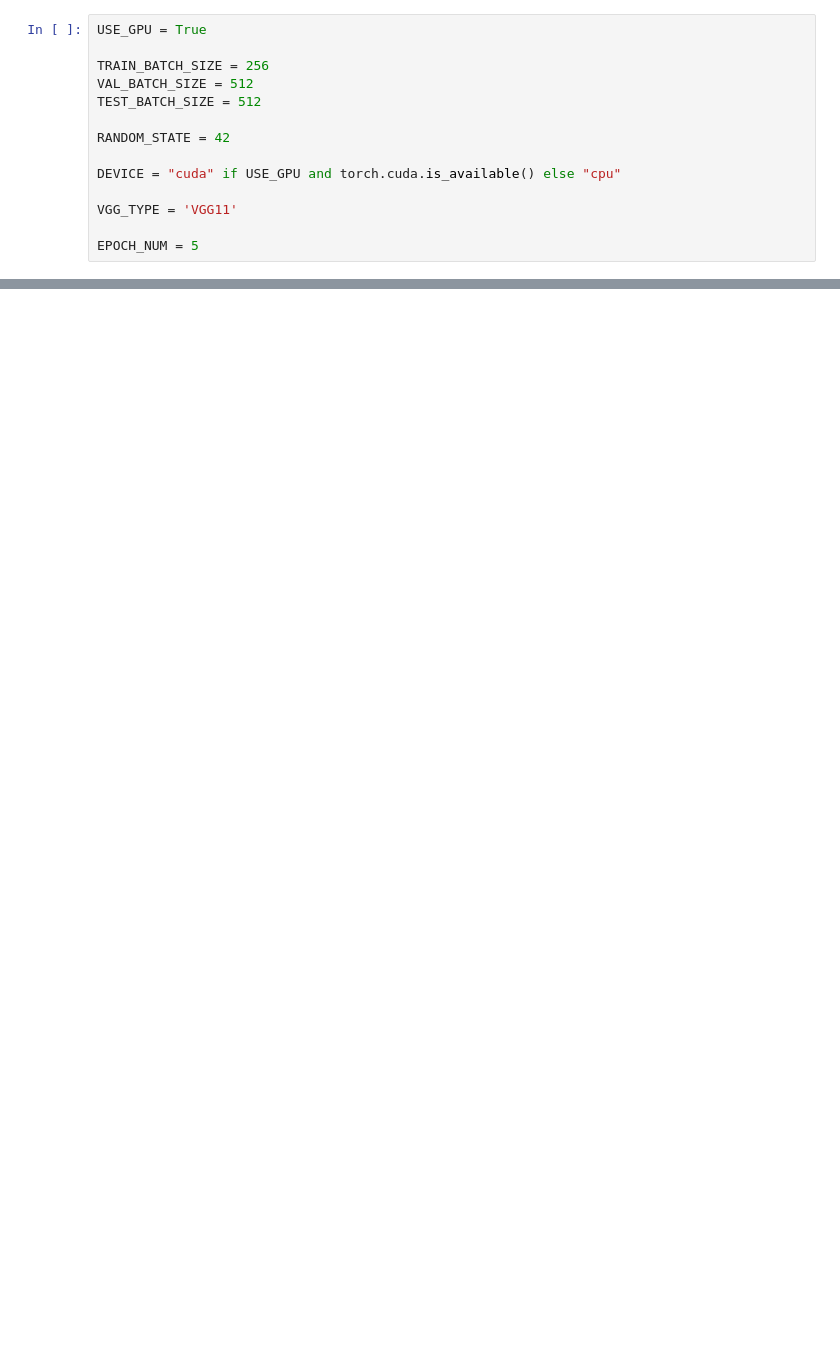
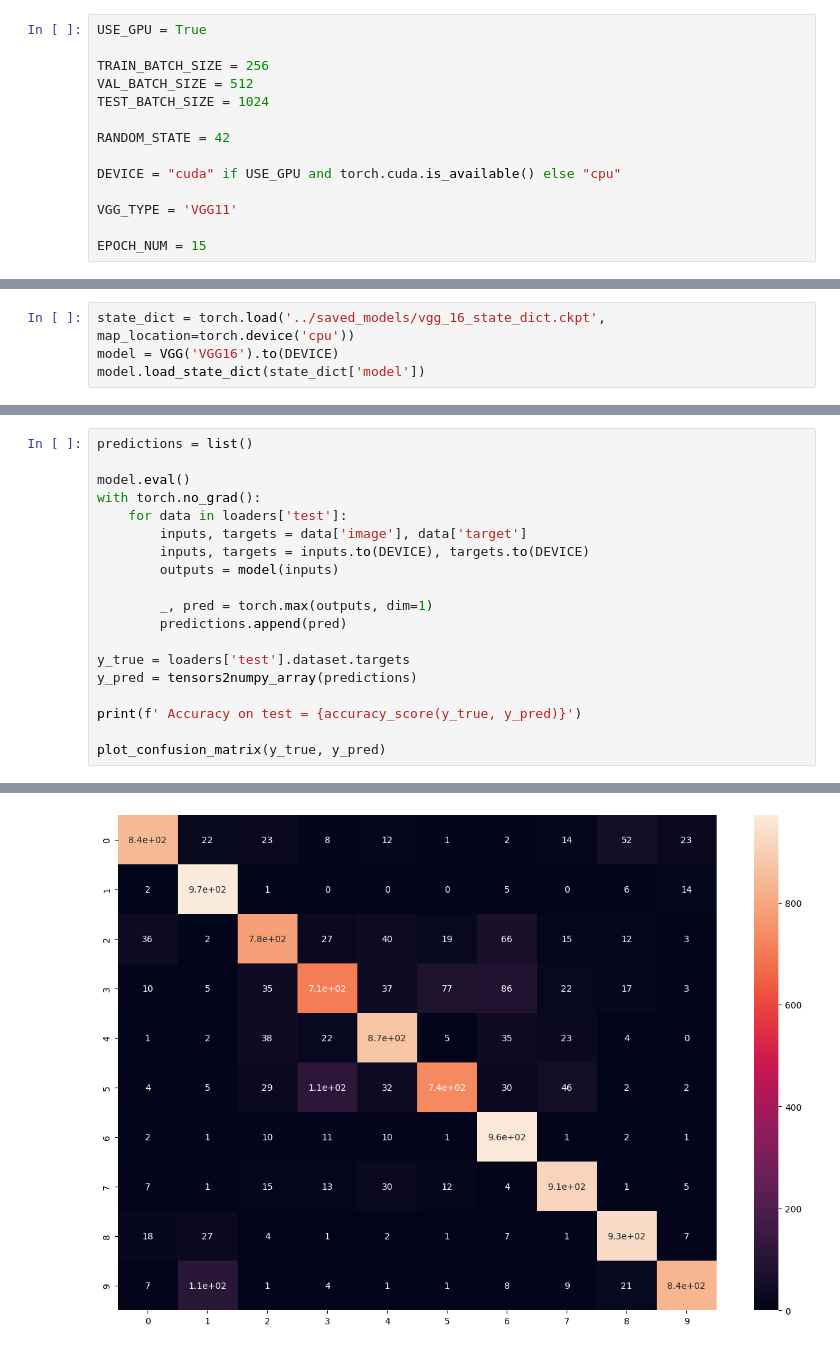
Before and after one commit to alexeevkv/cv_basics, a Jupyter notebook: notebooks/check.ipynb, the cells around one changed output, grey strips where cells are left out. Saved outputs shown, nothing was run; the diff lists cells and outputs as text; blank space fills up the shorter version.

```diff
--- a/notebooks/check.ipynb
+++ b/notebooks/check.ipynb
@@ -10,7 +14,7 @@ USE_GPU = True
 
 TRAIN_BATCH_SIZE = 256
 VAL_BATCH_SIZE = 512
-TEST_BATCH_SIZE = 512
+TEST_BATCH_SIZE = 1024
 
 RANDOM_STATE = 42
 
@@ -18,5 +22,5 @@ DEVICE = "cuda" if USE_GPU and torch.cuda.is_available() else "cpu"
 
 VGG_TYPE = 'VGG11'
 
-EPOCH_NUM = 5
+EPOCH_NUM = 15
 # %%
@@ -68,0 +35,4 @@ Epoch 1                  Training Loss: 0.003743227005004883             Validat
+# %%
+state_dict = torch.load('../saved_models/vgg_16_state_dict.ckpt', map_location=torch.device('cpu'))
+model = VGG('VGG16').to(DEVICE)
+model.load_state_dict(state_dict['model'])
@@ -68,0 +41,20 @@ Epoch 1                  Training Loss: 0.003743227005004883             Validat
+# %%
+predictions = list()
+
+model.eval()
+with torch.no_grad():
+    for data in loaders['test']:
+        inputs, targets = data['image'], data['target']
+        inputs, targets = inputs.to(DEVICE), targets.to(DEVICE)
+        outputs = model(inputs)
+
+        _, pred = torch.max(outputs, dim=1)
+        predictions.append(pred)
+
+y_true = loaders['test'].dataset.targets
+y_pred = tensors2numpy_array(predictions)
+
+print(f' Accuracy on test = {accuracy_score(y_true, y_pred)}')
+
+plot_confusion_matrix(y_true, y_pred)
+# %% [output]
@@ -68,0 +62 @@ Epoch 1                  Training Loss: 0.003743227005004883             Validat
+[figure, added]
```
Also changed, not shown: parts of 13 cells of this notebook, 13 other files.
